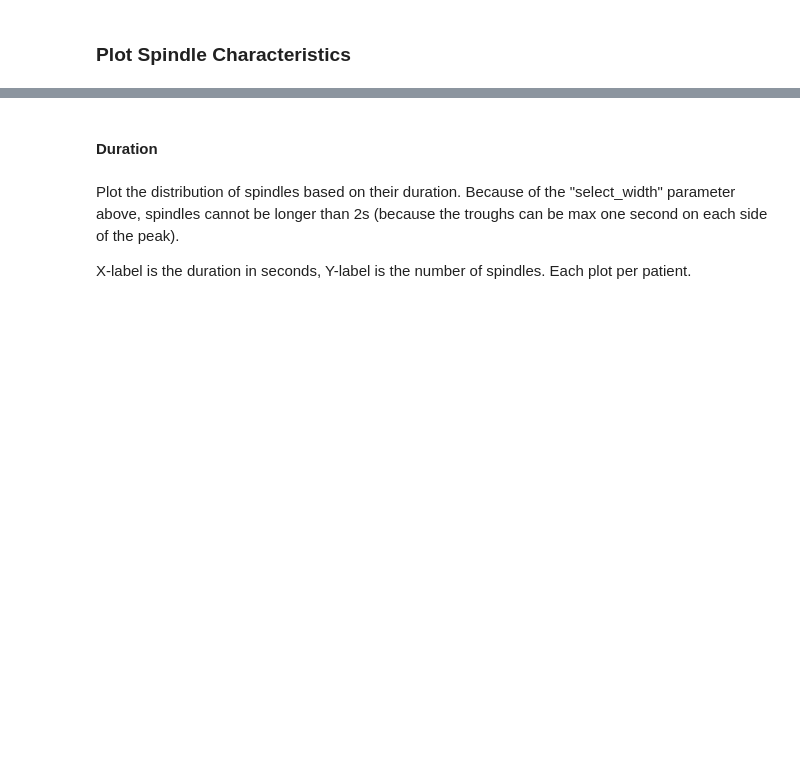
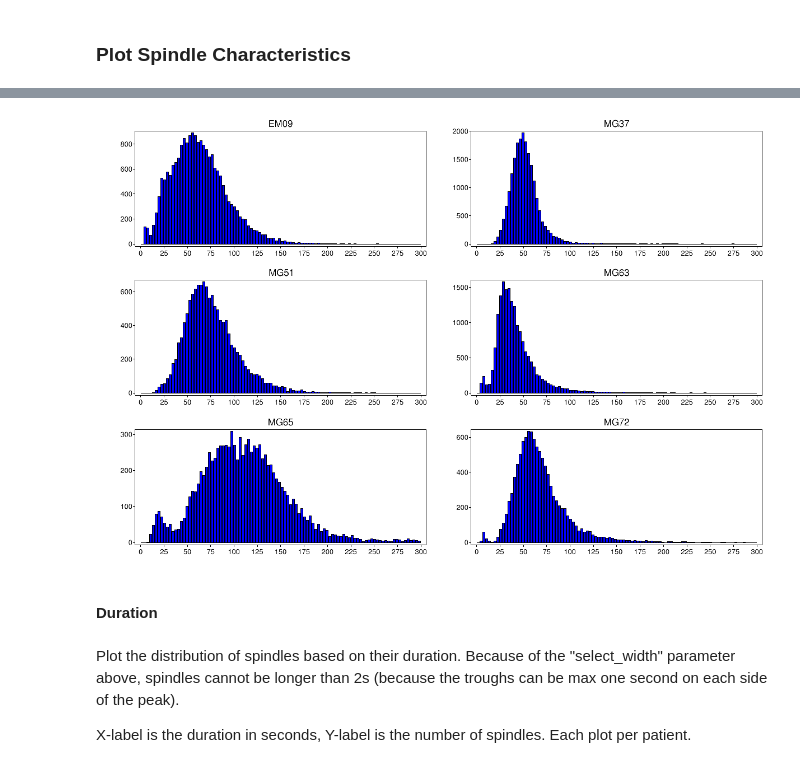
Before and after one commit to gpiantoni/spgr, a Jupyter notebook: main.ipynb, the cells around one changed output, grey strips where cells are left out. Saved outputs shown, nothing was run; the diff lists cells and outputs as text; code cells hidden in the pictures; blank space fills up the shorter version.

```diff
--- a/main.ipynb
+++ b/main.ipynb
@@ -137,3 +108,7 @@ hist_values(all_subj, all_info, lambda x: x['mean'], x_lim=(0, 50), nbin=2)
+# %%
+Image(hist_values(all_subj, all_spindles, lambda x: x['peak_val'], x_lim=(0, 300)))
+# %% [output]
+[figure, added]
 # %% [markdown]
 #### Duration
 # %% [markdown]
```
Also changed, not shown: parts of 16 cells of this notebook, 1 other file.
